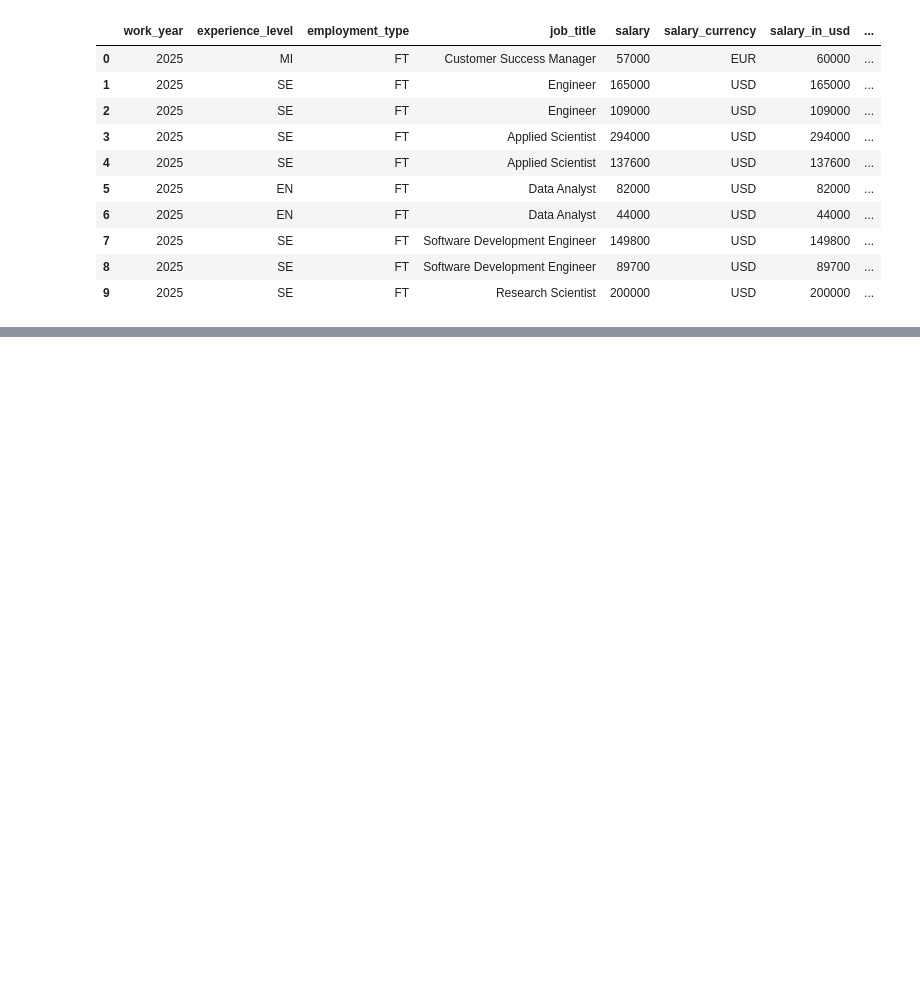
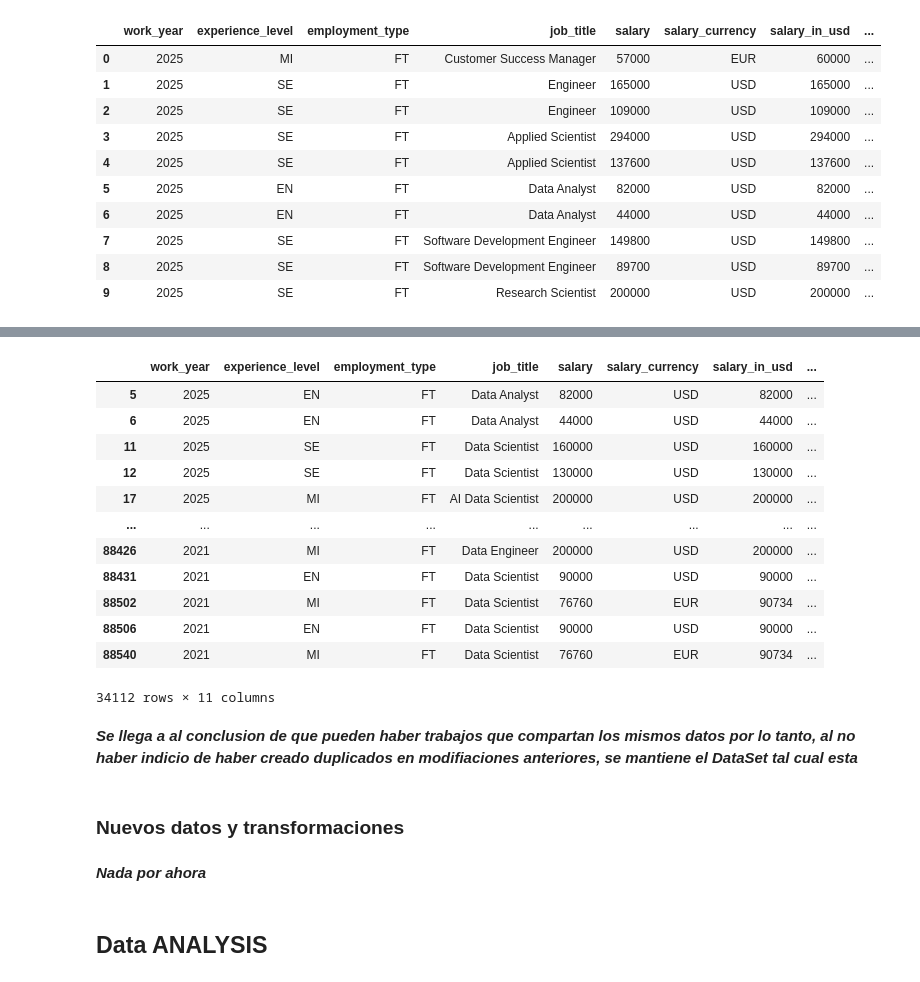
Before and after one commit to danielg9611/EDA_DataScience_2020-2025, a Jupyter notebook: memoria.ipynb, the cells around one changed output, grey strips where cells are left out. Saved outputs shown, nothing was run; the diff lists cells and outputs as text; code cells hidden in the pictures; blank space fills up the shorter version.

```diff
--- a/memoria.ipynb
+++ b/memoria.ipynb
@@ -47,0 +134,2 @@ jobs.head(10)
+# %%
+jobs = jobs[jobs['experience_level'] != 'EX']
@@ -47,0 +144,24 @@ jobs.head(10)
+# %%
+jobs[(jobs.duplicated(keep=False)) == True]
+# %% [output]
+|  | work_year | experience_level | employment_type | job_title | salary | salary_currency | salary_in_usd | ... |
+| 5 | 2025 | EN | FT | Data Analyst | 82000 | USD | 82000 | ... |
+| 6 | 2025 | EN | FT | Data Analyst | 44000 | USD | 44000 | ... |
+| 11 | 2025 | SE | FT | Data Scientist | 160000 | USD | 160000 | ... |
+| 12 | 2025 | SE | FT | Data Scientist | 130000 | USD | 130000 | ... |
+| 17 | 2025 | MI | FT | AI Data Scientist | 200000 | USD | 200000 | ... |
+| ... | ... | ... | ... | ... | ... | ... | ... | ... |
+| 88426 | 2021 | MI | FT | Data Engineer | 200000 | USD | 200000 | ... |
+| 88431 | 2021 | EN | FT | Data Scientist | 90000 | USD | 90000 | ... |
+| 88502 | 2021 | MI | FT | Data Scientist | 76760 | EUR | 90734 | ... |
+| 88506 | 2021 | EN | FT | Data Scientist | 90000 | USD | 90000 | ... |
+| 88540 | 2021 | MI | FT | Data Scientist | 76760 | EUR | 90734 | ... |
+34112 rows × 11 columns
+# %% [markdown]
+***Se llega a al conclusion de que pueden haber trabajos que compartan los mismos datos por lo tanto, al no haber indicio de haber creado duplicados en modifiaciones anteriores, se mantiene el DataSet tal cual esta***
+# %% [markdown]
+### **Nuevos datos y transformaciones**
+# %% [markdown]
+***Nada por ahora***
+# %% [markdown]
+## **Data ANALYSIS**
```
Also changed, not shown: parts of 25 cells of this notebook, 2 other files.
